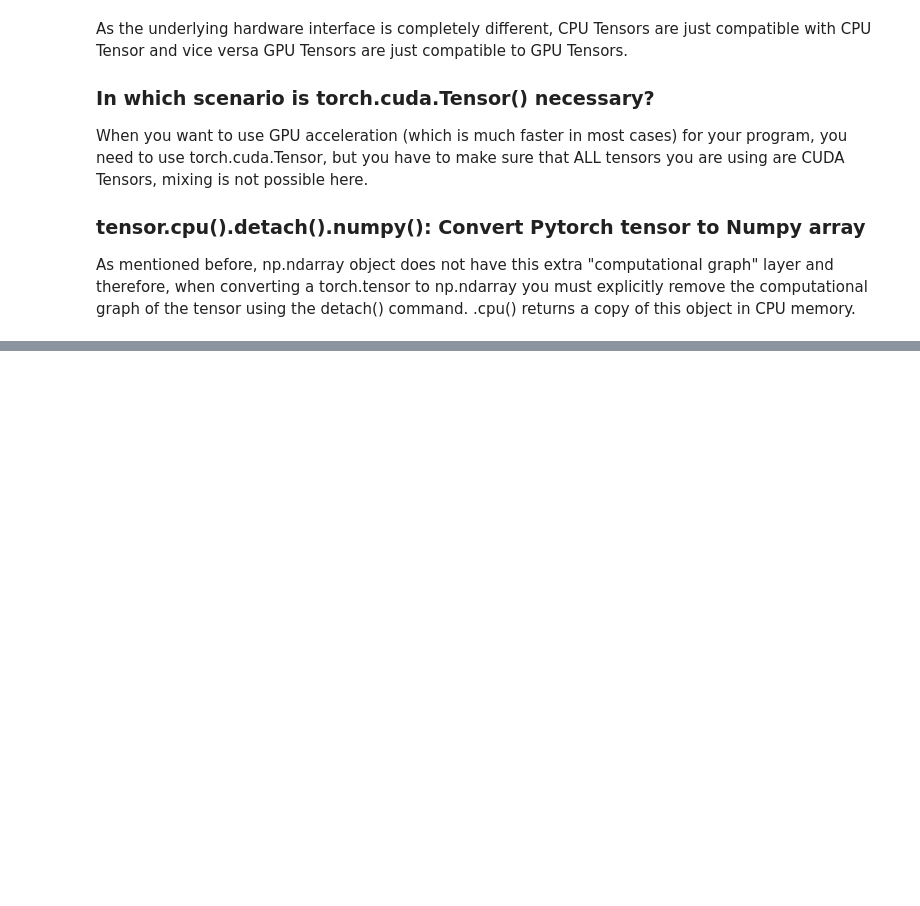
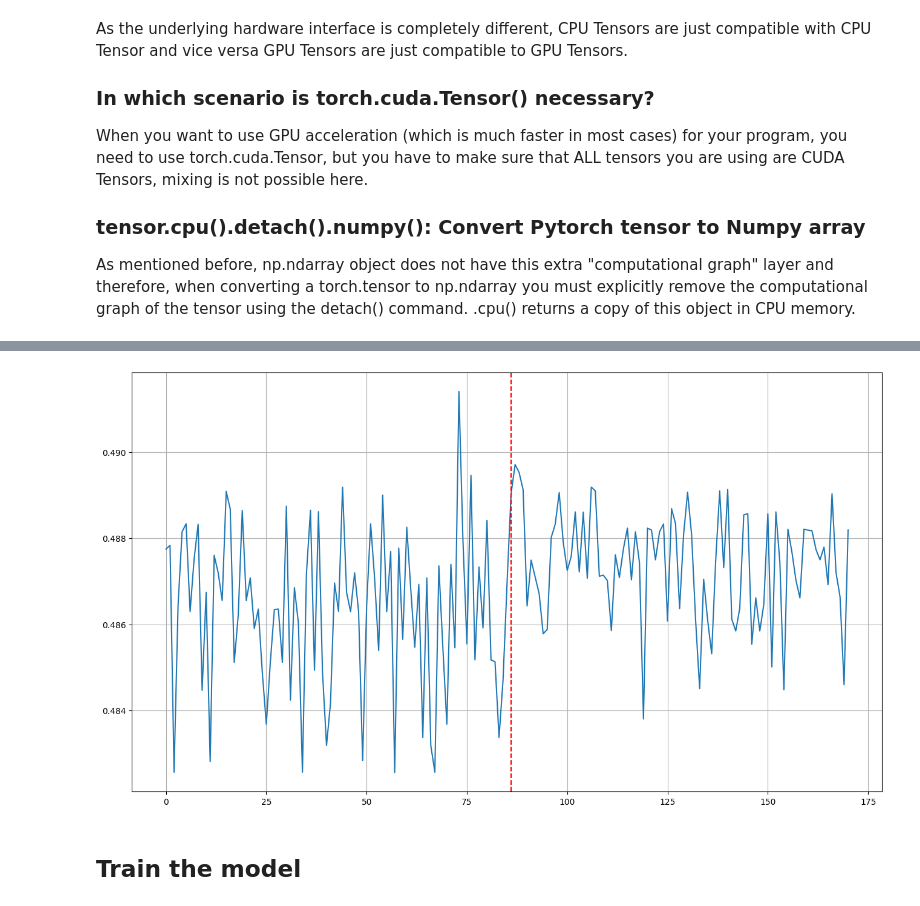
Before and after one commit to drtey/Brain-Tumor-MRI, a Jupyter notebook: model.ipynb, the cells around one changed output, grey strips where cells are left out. Cells and saved outputs as stored; diff of their text form; code cells hidden in the pictures; blank space fills up the shorter version.

```diff
--- a/model.ipynb
+++ b/model.ipynb
@@ -319,0 +322,6 @@ explicitly remove the computational graph of the tensor using the detach() comma
+# %%
+mri_dataset = MRI()
+mri_dataset.normalize() # scaling the input features (in this case, MRI images) so that they have a mean of 0 and a standard deviation of 1,
+                        # or scaling them to a range [0, 1] or [-1, 1]
+device = torch.device('cuda:0') # tells PyTorch to use a CUDA-enabled GPU
+model = CNN().to(device)
@@ -319,0 +373,9 @@ explicitly remove the computational graph of the tensor using the detach() comma
+# %%
+plt.figure(figsize=(16,9))
+plt.plot(outputs)
+plt.axvline(x=len(tumor), color='r', linestyle='--')
+plt.grid()
+# %% [output]
+[figure, added]
+# %% [markdown]
+## Train the model
```
Also changed, not shown: parts of 26 cells of this notebook.
